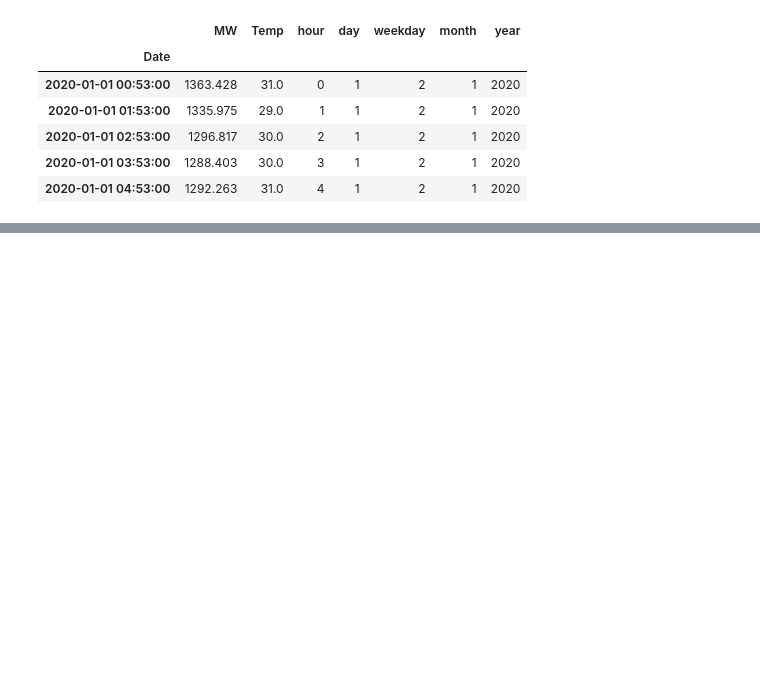
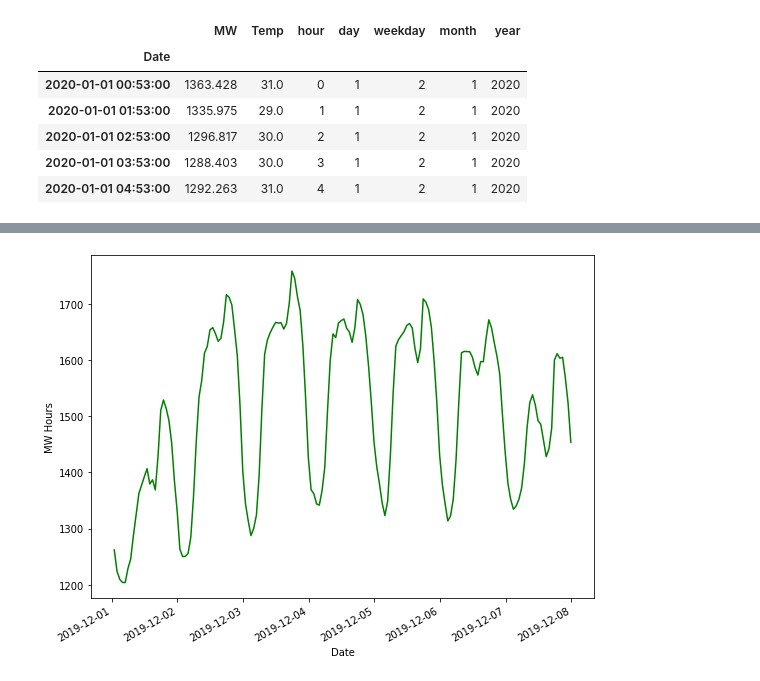
Before and after one commit to BundeAmos/Time_Series, a Jupyter notebook: Forecasting_Energy_Demand.ipynb, the cells around one changed output, grey strips where cells are left out. Saved outputs shown, nothing was run; the diff lists cells and outputs as text; code cells hidden in the pictures; blank space fills up the shorter version.

```diff
--- a/Forecasting_Energy_Demand.ipynb
+++ b/Forecasting_Energy_Demand.ipynb
@@ -123,0 +144,11 @@ test.head()
+# %%
+train_mw = train['MW']
+
+ax1 = train_mw['2019-12-01':'2019-12-07'].plot(color = 'green', figsize=(9,7))
+
+ax1.set_ylabel('MW Hours')
+ax1.set_xlabel('Date')
+
+plt.show()
+# %% [output]
+[figure, added]
```
Also changed, not shown: parts of 13 cells of this notebook.
